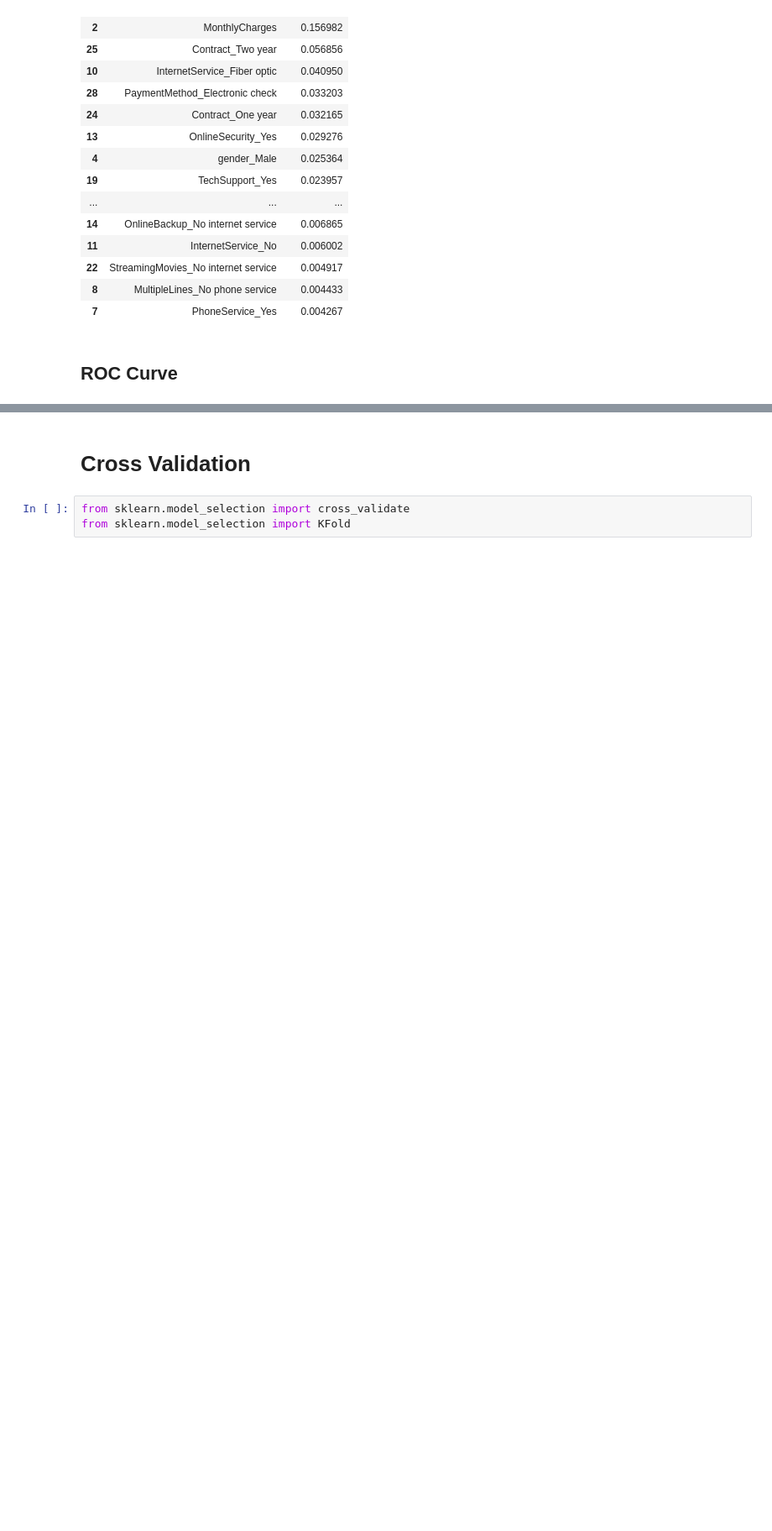
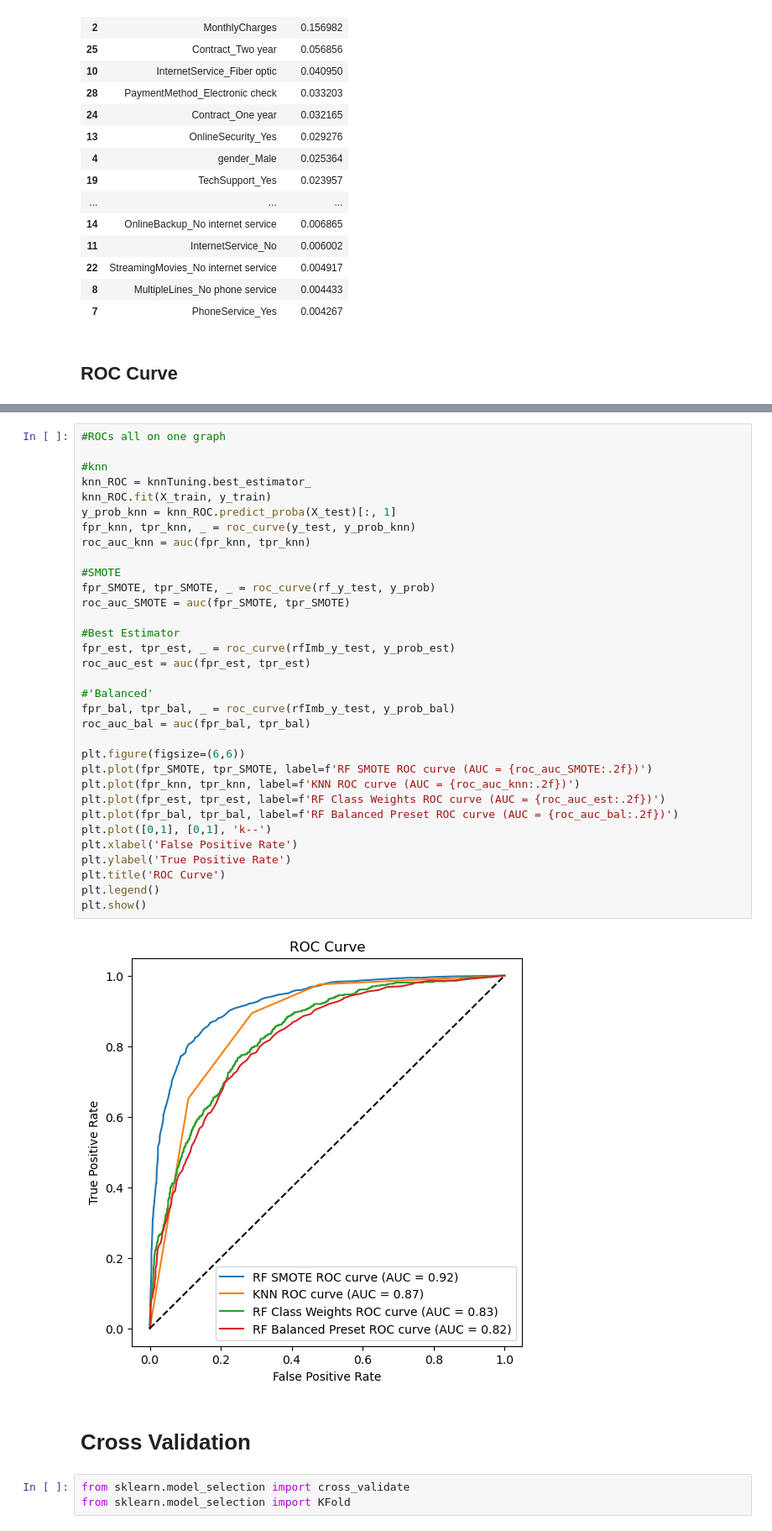
Before and after one commit to kbjani/telco-customer-churn, a Jupyter notebook: notebooks/Modeling.ipynb, the cells around one changed output, grey strips where cells are left out. Shown at 84% size. Drawn from its saved outputs; the diff is of its cells as text; blank space fills up the shorter version.

```diff
--- a/notebooks/Modeling.ipynb
+++ b/notebooks/Modeling.ipynb
@@ -494,3 +593,38 @@ plt.show()
+# %%
+#ROCs all on one graph
+
+#knn
+knn_ROC = knnTuning.best_estimator_
+knn_ROC.fit(X_train, y_train)
+y_prob_knn = knn_ROC.predict_proba(X_test)[:, 1]
+fpr_knn, tpr_knn, _ = roc_curve(y_test, y_prob_knn)
+roc_auc_knn = auc(fpr_knn, tpr_knn)
+
+#SMOTE
+fpr_SMOTE, tpr_SMOTE, _ = roc_curve(rf_y_test, y_prob)
+roc_auc_SMOTE = auc(fpr_SMOTE, tpr_SMOTE)
+
+#Best Estimator
+fpr_est, tpr_est, _ = roc_curve(rfImb_y_test, y_prob_est)
+roc_auc_est = auc(fpr_est, tpr_est)
+
+#'Balanced'
+fpr_bal, tpr_bal, _ = roc_curve(rfImb_y_test, y_prob_bal)
+roc_auc_bal = auc(fpr_bal, tpr_bal)
+
+plt.figure(figsize=(6,6))
+plt.plot(fpr_SMOTE, tpr_SMOTE, label=f'RF SMOTE ROC curve (AUC = {roc_auc_SMOTE:.2f})')
+plt.plot(fpr_knn, tpr_knn, label=f'KNN ROC curve (AUC = {roc_auc_knn:.2f})')
+plt.plot(fpr_est, tpr_est, label=f'RF Class Weights ROC curve (AUC = {roc_auc_est:.2f})')
+plt.plot(fpr_bal, tpr_bal, label=f'RF Balanced Preset ROC curve (AUC = {roc_auc_bal:.2f})')
+plt.plot([0,1], [0,1], 'k--')
+plt.xlabel('False Positive Rate')
+plt.ylabel('True Positive Rate')
+plt.title('ROC Curve')
+plt.legend()
+plt.show()
+# %% [output]
+[figure, added]
 # %% [markdown]
 # Cross Validation
 # %%
```
Also changed, not shown: parts of 21 cells of this notebook.
